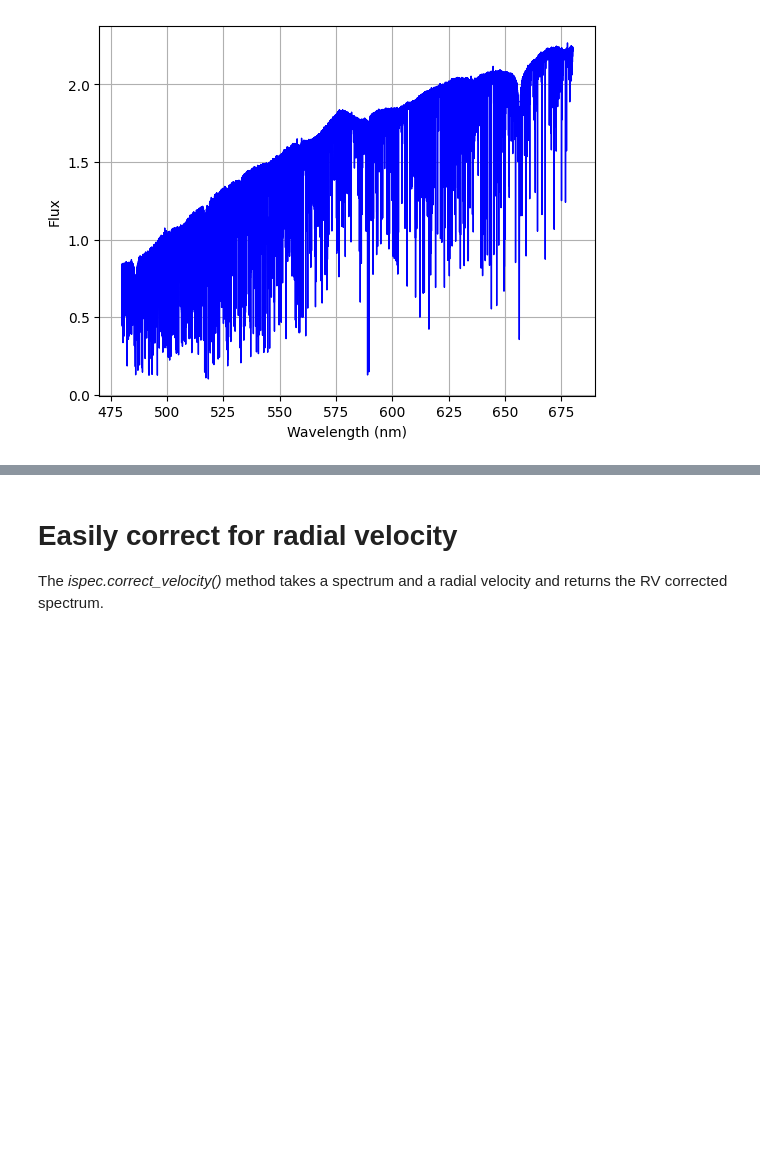
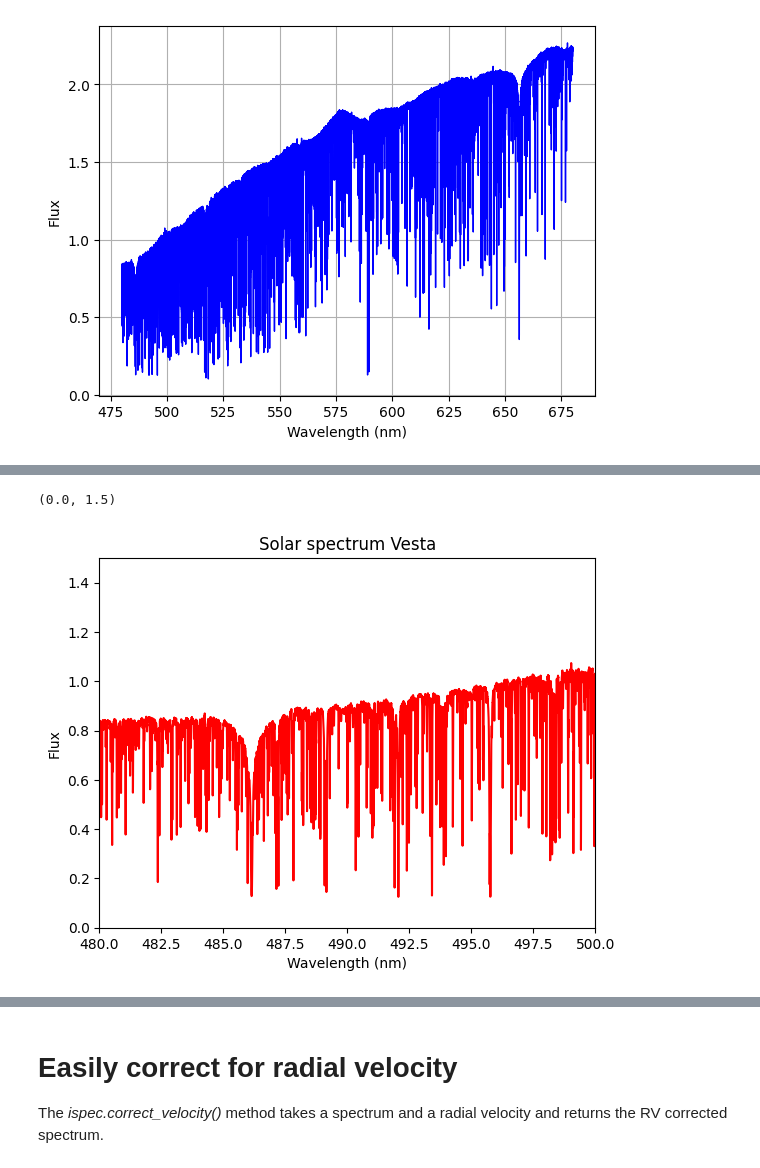
Before and after one commit to PyCoffees/notebooks, a Jupyter notebook: notebooks/2025_09_17_CCF_iSpec_SergioTurradoPrieto.ipynb, the cells around one changed output, grey strips where cells are left out. Cells and saved outputs as stored; diff of their text form; code cells hidden in the pictures; blank space fills up the shorter version.

```diff
--- a/notebooks/2025_09_17_CCF_iSpec_SergioTurradoPrieto.ipynb
+++ b/notebooks/2025_09_17_CCF_iSpec_SergioTurradoPrieto.ipynb
@@ -63,3 +77,13 @@ ispec.plot_spectra([spectrum1])
+# %%
+plt.plot(spectrum1['waveobs'], spectrum1['flux'], color='r')
+plt.title('Solar spectrum Vesta')
+plt.xlabel('Wavelength (nm)')
+plt.ylabel('Flux')
+plt.xlim(480, 500)
+plt.ylim(0.0, 1.5)
+# %% [output]
+(0.0, 1.5)
+[figure, added]
 # %% [markdown]
 # Calculate and plot the CCF relative to a line mask #
 
```
Also changed, not shown: parts of 11 cells of this notebook.
